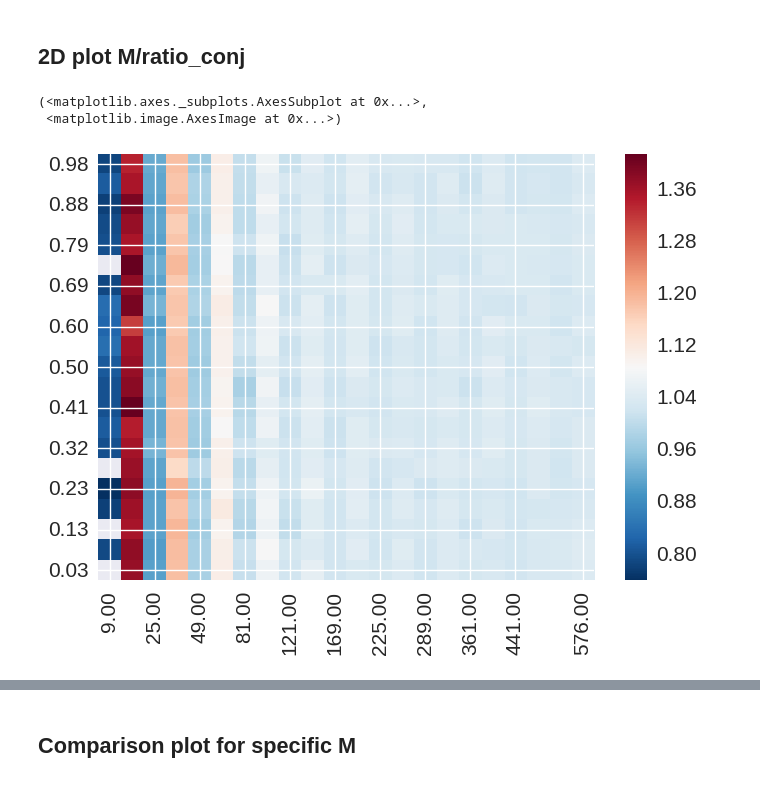
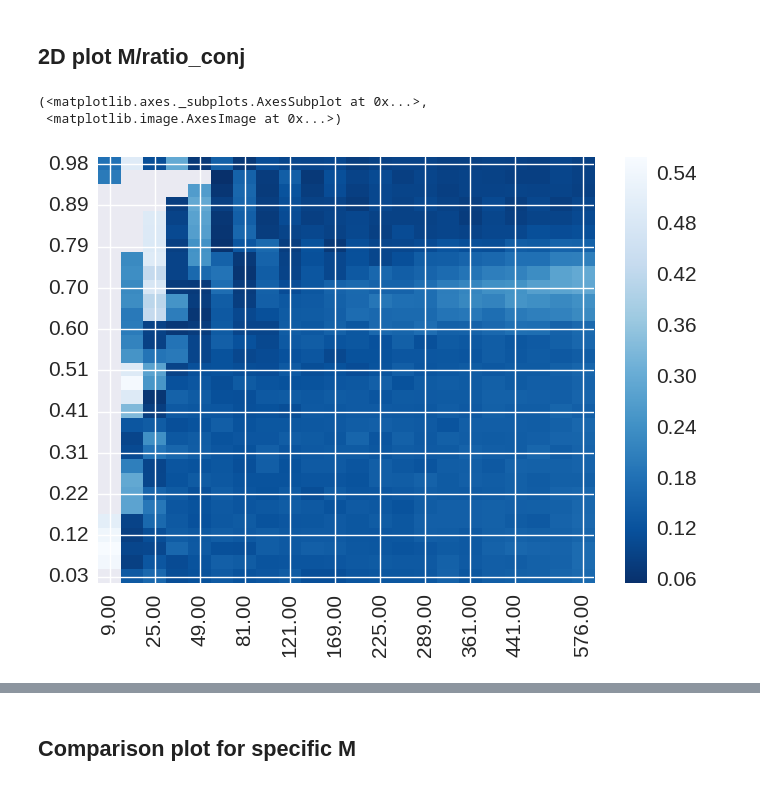
Before and after one commit to Azhag/Bayesian-visual-working-memory, a Jupyter notebook: Experiments/fisherinfo_new_2016/notebook_fisher2016_random_Mratio_5try_240818.ipynb, the cells around one changed output, grey strips where cells are left out. Saved outputs shown, nothing was run; the diff lists cells and outputs as text; code cells hidden in the pictures.

```diff
--- a/Experiments/fisherinfo_new_2016/notebook_fisher2016_random_Mratio_5try_240818.ipynb
+++ b/Experiments/fisherinfo_new_2016/notebook_fisher2016_random_Mratio_5try_240818.ipynb
@@ -188,7 +238,8 @@ def df_add_quantize_parameters(df, parameters, nQuantiles):
     param_qbins_middle = dict()
 
     for param_name in parameters:
-        param_factored, param_qbins[param_name] = pd.qcut(df[param_name], nQuantiles, retbins=True, labels=False)
+        param_factored, param_qbins[param_name] = pd.cut(df[param_name], nQuantiles, retbins=True, labels=False)
+        param_qbins[param_name] = np.unique(param_qbins[param_name])
         param_qbins_middle[param_name] = ((param_qbins[param_name][:-1] + param_qbins[param_name][1:])/2.
                                          ).astype(df[param_name].dtype)
         df.loc[:, (param_name + "_qi")] = param_factored
@@ -251,3 +339,15 @@ ratio_conj_space = np.sort(df_all_fits['ratio_conj'].unique())
+# %%
+df_all_fits.loc[:, ('ratio_fi_fidelity')] = df_all_fits['fi_theo']/(2*df_all_fits['emfit_fidelity'])
+df_all_fits.loc[:, ('ratio_fi_fidelity_error')] = np.abs(df_all_fits['ratio_fi_fidelity'] - 1)
+df_all_fits.loc[:, ('ratio_fi_stddev')] = df_all_fits['fi_theo_stddev']/(df_all_fits['emfit_stddev'])
+df_all_fits.loc[:, ('ratio_margfi_stddev')] = df_all_fits['inv_fi_marginal_stddev']/(df_all_fits['emfit_stddev'])
+
+# Filter a bit
+df_all_fits = df_all_fits[df_all_fits['inv_fi_marginal_stddev'] < 1.5*np.pi]
+# df_all_fits = df_all_fits[df_all_fits['inv_fi_marginal_stddev'] < 1.]
+
+M_space = np.sort(df_all_fits['M'].unique())
+ratio_conj_space = np.sort(df_all_fits['ratio_conj'].unique())
 # %%
 # Remove outliers
 df_fits_filtered = remove_outliers(df_all_fits, 10)
@@ -279,13 +379,10 @@ g = sns.pairplot(
 # %% [markdown]
 ## Quantize parameters
 # %%
-nQuantiles = 21
+nQuantiles = 31
 parameters = ['ratio_conj']
 
 df_quantized, param_qbins, param_qbins_middle = df_add_quantize_parameters(df_fits_filtered, parameters, nQuantiles)
-
-df_quantized.loc[:, 'fi_marginal_half'] = df_quantized['fi_marginal']/2
-df_quantized.loc[:, 'fi_theo_half'] = df_quantized['fi_theo']/2
 # %% [markdown]
 ## 2D plot M/ratio_conj
 # %%
@@ -336,12 +431,16 @@ df_avg = df_quantized.groupby(('M', 'ratio_conj')).mean().reset_index()
+# %%
+df_avgstd = df_quantized.groupby(('M', 'ratio_conj'), as_index=False).agg(('mean', 'std')).reset_index()
+df_avgstd.columns = ['_'.join(col).strip() if col[1] else col[0] for col in df_avgstd.columns.values]
+df_avgstd.columns = [s.split('_mean')[0] for s in df_avgstd.columns]
 # %%
 # value = 'precision'
-value = 'fi_fidelity_ratio'
+value = 'ratio_fi_fidelity_error'
 
-data_M_ratio = df_avg.pivot_table(index='M', columns='ratio_conj_qi', values=value).as_matrix()
-utils.pcolor_2d_data(data_M_ratio, x=df_avg.M.unique(), y=param_qbins_middle['ratio_conj'],
-                     ticks_interpolate=11, cmap='RdBu_r')
+data_M_ratio = df_avgstd.pivot_table(index='M', columns='ratio_conj_qi', values=value).as_matrix()
+utils.pcolor_2d_data(np.abs(data_M_ratio), x=df_avgstd.M.unique(), y=param_qbins_middle['ratio_conj'],
+                     ticks_interpolate=11, cmap='Blues_r')
 # %% [output]
 (<matplotlib.axes._subplots.AxesSubplot at 0x...>,
  <matplotlib.image.AxesImage at 0x...>)
-[figure, old version]
+[figure, new version]
 # %%
```
Also changed, not shown: parts of 22 cells of this notebook, 1 other file.
